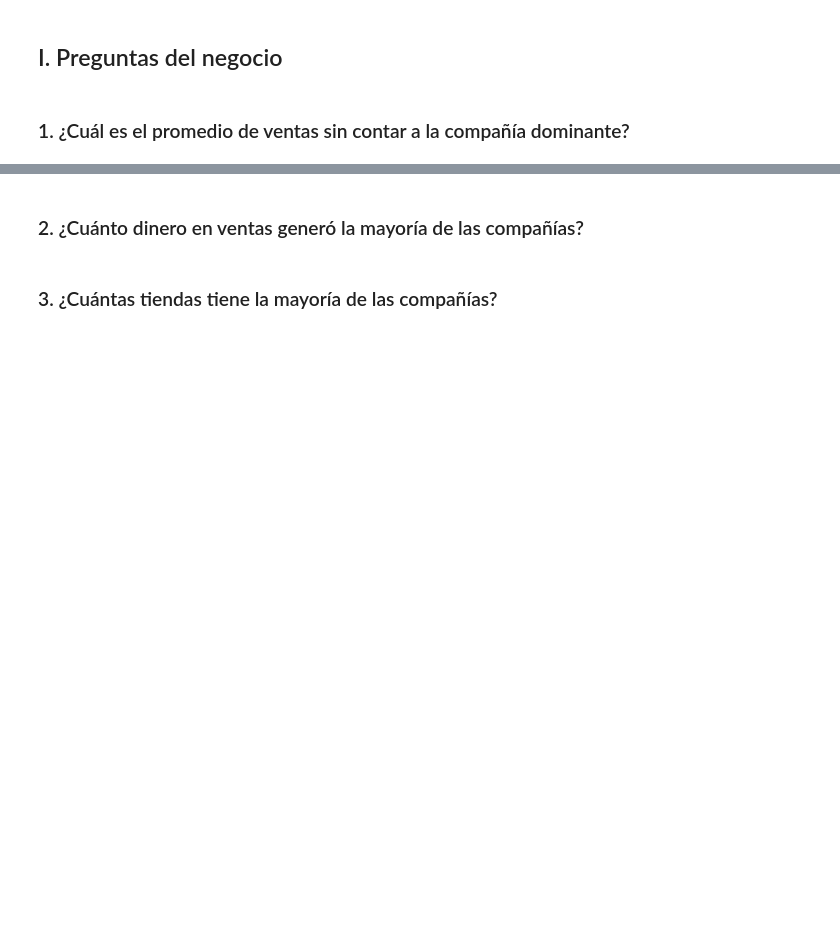
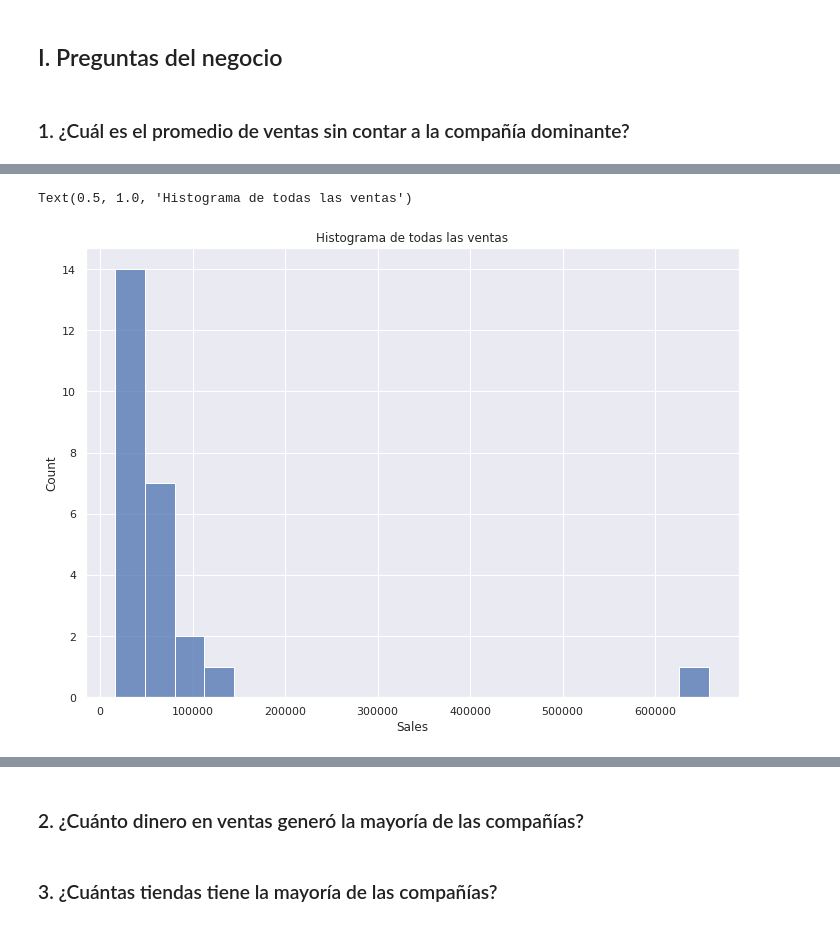
Before and after one commit to LuisReyes98/platzi-datacademy-proyecto, a Jupyter notebook: proyecto_datacademy.ipynb, the cells around one changed output, grey strips where cells are left out. Saved outputs shown, nothing was run; the diff lists cells and outputs as text; code cells hidden in the pictures; blank space fills up the shorter version.

```diff
--- a/proyecto_datacademy.ipynb
+++ b/proyecto_datacademy.ipynb
@@ -97,0 +131,7 @@ sns.scatterplot(
+# %%
+sns.set(rc={'figure.figsize': (11.7, 8.27)})
+chart = sns.histplot(x=df['Sales'])
+chart.set_title('Histograma de todas las ventas')
+# %% [output]
+Text(0.5, 1.0, 'Histograma de todas las ventas')
+[figure, added]
```
Also changed, not shown: parts of 19 cells of this notebook.
